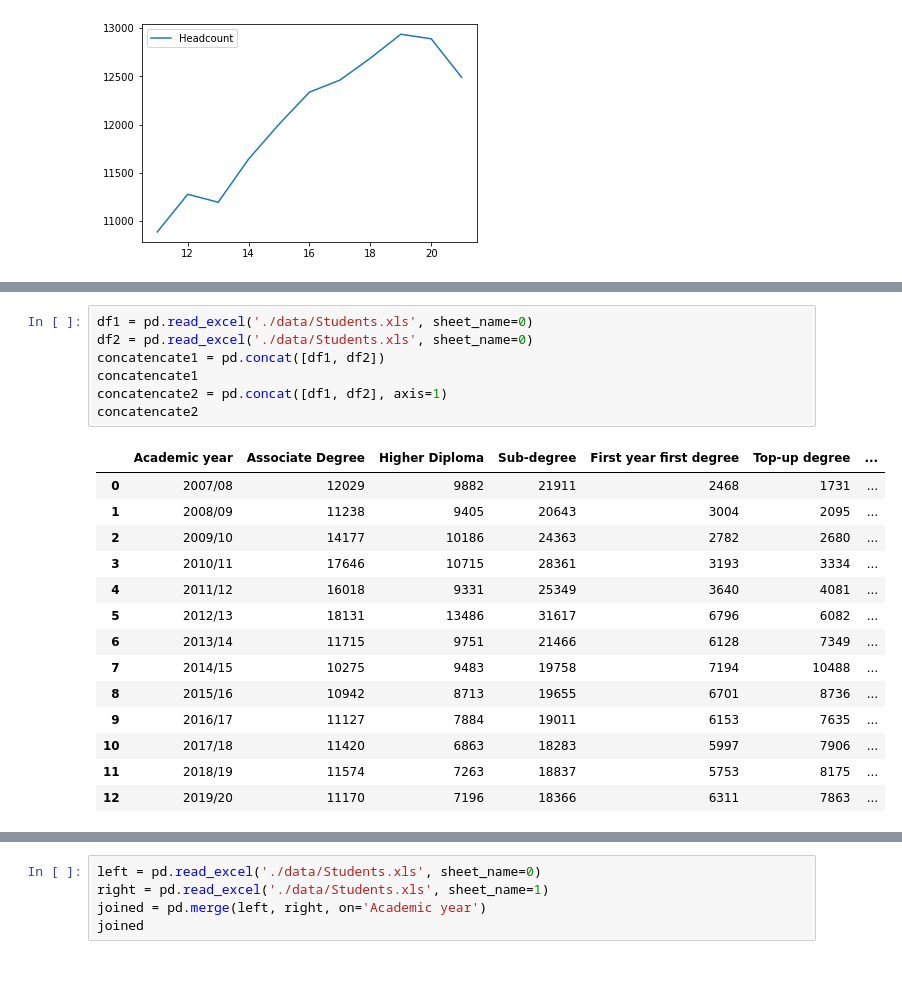
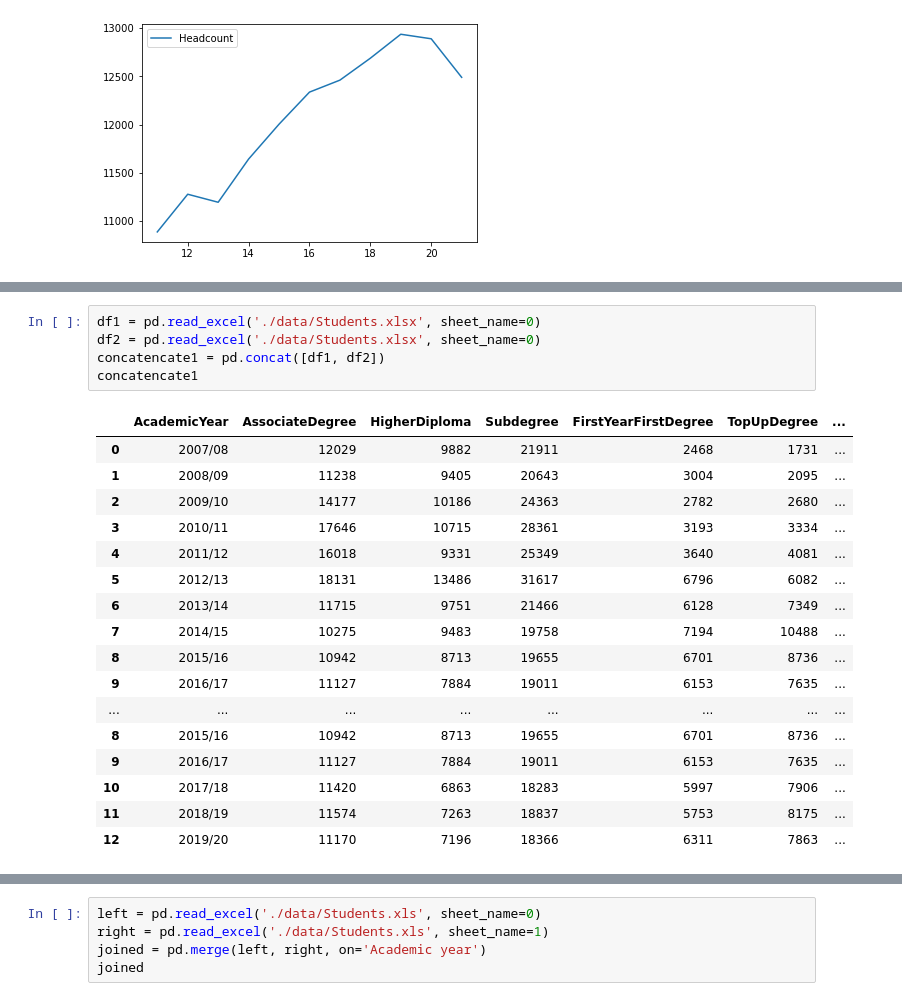
Before and after one commit to ngsanluk/PythonInter, a Jupyter notebook: Jupyter-Notebook/Day1.ipynb, the cells around one changed output, grey strips where cells are left out. Cells and saved outputs as stored; diff of their text form; blank space fills up the shorter version.

```diff
--- a/Jupyter-Notebook/Day1.ipynb
+++ b/Jupyter-Notebook/Day1.ipynb
@@ -1552,12 +1708,10 @@ joined
 # %%
-df1 = pd.read_excel('./data/Students.xls', sheet_name=0)
-df2 = pd.read_excel('./data/Students.xls', sheet_name=0)
+df1 = pd.read_excel('./data/Students.xlsx', sheet_name=0)
+df2 = pd.read_excel('./data/Students.xlsx', sheet_name=0)
 concatencate1 = pd.concat([df1, df2])
 concatencate1
-concatencate2 = pd.concat([df1, df2], axis=1)
-concatencate2
 # %% [output]
-|  | Academic year | Associate Degree | Higher Diploma | Sub-degree | First year first degree | Top-up degree | ... |
+|  | AcademicYear | AssociateDegree | HigherDiploma | Subdegree | FirstYearFirstDegree | TopUpDegree | ... |
 | 0 | 2007/08 | 12029 | 9882 | 21911 | 2468 | 1731 | ... |
 | 1 | 2008/09 | 11238 | 9405 | 20643 | 3004 | 2095 | ... |
 | 2 | 2009/10 | 14177 | 10186 | 24363 | 2782 | 2680 | ... |
@@ -1568,6 +1722,9 @@ concatencate2
 | 7 | 2014/15 | 10275 | 9483 | 19758 | 7194 | 10488 | ... |
 | 8 | 2015/16 | 10942 | 8713 | 19655 | 6701 | 8736 | ... |
 | 9 | 2016/17 | 11127 | 7884 | 19011 | 6153 | 7635 | ... |
+| ... | ... | ... | ... | ... | ... | ... | ... |
+| 8 | 2015/16 | 10942 | 8713 | 19655 | 6701 | 8736 | ... |
+| 9 | 2016/17 | 11127 | 7884 | 19011 | 6153 | 7635 | ... |
 | 10 | 2017/18 | 11420 | 6863 | 18283 | 5997 | 7906 | ... |
 | 11 | 2018/19 | 11574 | 7263 | 18837 | 5753 | 8175 | ... |
 | 12 | 2019/20 | 11170 | 7196 | 18366 | 6311 | 7863 | ... |
```
Also changed, not shown: parts of 95 cells of this notebook.
